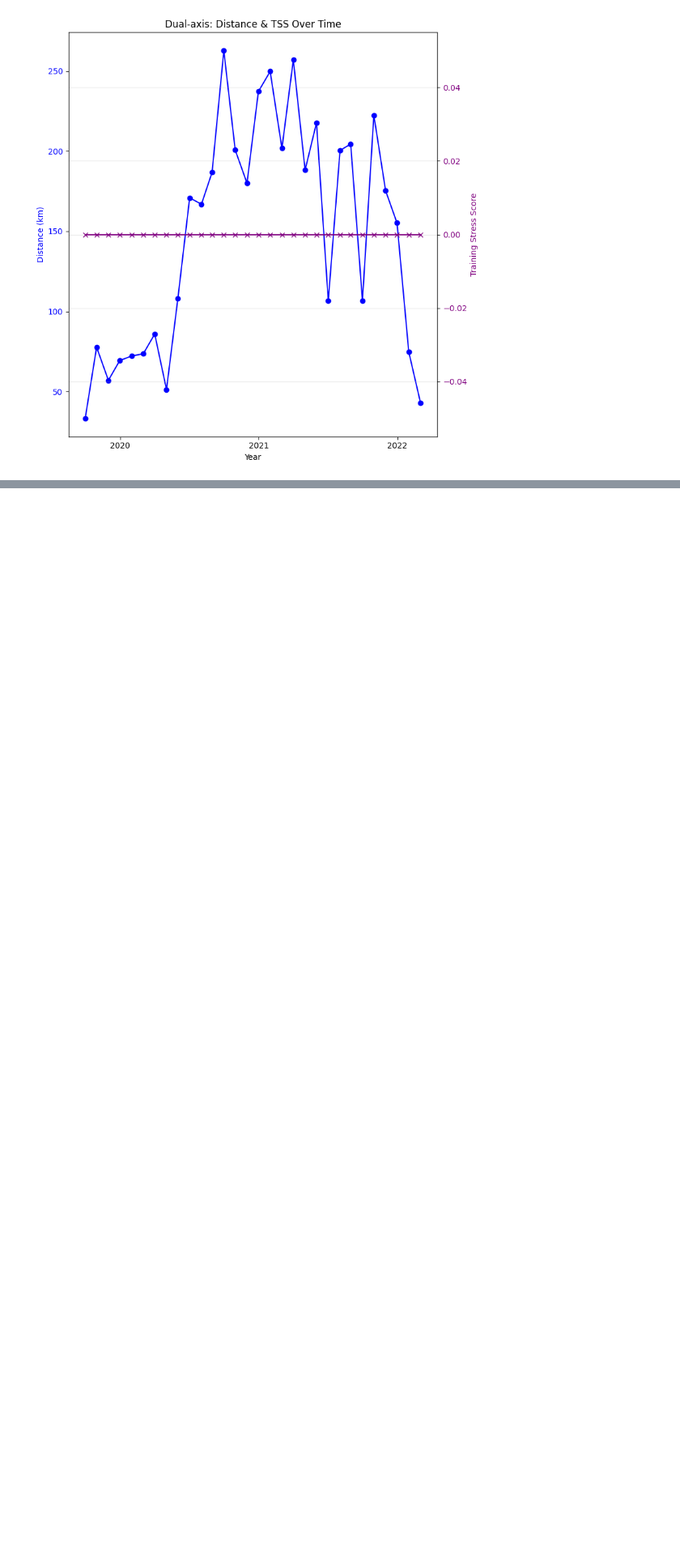
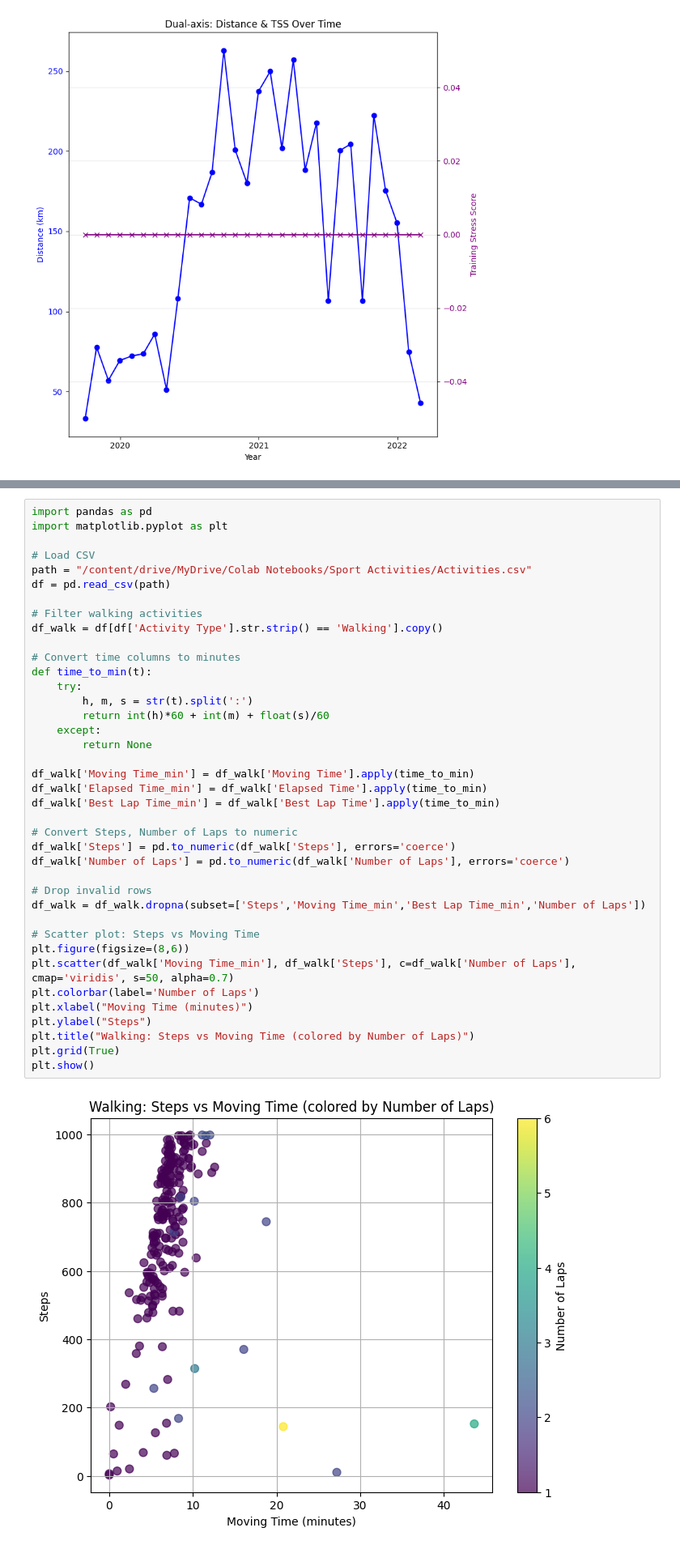
Before and after one commit to alireza-data/Sport-Activities, a Jupyter notebook: Activity_Analysis.ipynb, the cells around one changed output, grey strips where cells are left out. Shown at 81% size. Cells and saved outputs as stored; diff of their text form; blank space fills up the shorter version.

```diff
--- a/Activity_Analysis.ipynb
+++ b/Activity_Analysis.ipynb
@@ -1040,0 +1057,41 @@ plt.show()
+# %%
+import pandas as pd
+import matplotlib.pyplot as plt
+
+# Load CSV
+path = "/content/drive/MyDrive/Colab Notebooks/Sport Activities/Activities.csv"
+df = pd.read_csv(path)
+
+# Filter walking activities
+df_walk = df[df['Activity Type'].str.strip() == 'Walking'].copy()
+
+# Convert time columns to minutes
+def time_to_min(t):
+    try:
+        h, m, s = str(t).split(':')
+        return int(h)*60 + int(m) + float(s)/60
+    except:
+        return None
+
+df_walk['Moving Time_min'] = df_walk['Moving Time'].apply(time_to_min)
+df_walk['Elapsed Time_min'] = df_walk['Elapsed Time'].apply(time_to_min)
+df_walk['Best Lap Time_min'] = df_walk['Best Lap Time'].apply(time_to_min)
+
+# Convert Steps, Number of Laps to numeric
+df_walk['Steps'] = pd.to_numeric(df_walk['Steps'], errors='coerce')
+df_walk['Number of Laps'] = pd.to_numeric(df_walk['Number of Laps'], errors='coerce')
+
+# Drop invalid rows
+df_walk = df_walk.dropna(subset=['Steps','Moving Time_min','Best Lap Time_min','Number of Laps'])
+
+# Scatter plot: Steps vs Moving Time
+plt.figure(figsize=(8,6))
+plt.scatter(df_walk['Moving Time_min'], df_walk['Steps'], c=df_walk['Number of Laps'], cmap='viridis', s=50, alpha=0.7)
+plt.colorbar(label='Number of Laps')
+plt.xlabel("Moving Time (minutes)")
+plt.ylabel("Steps")
+plt.title("Walking: Steps vs Moving Time (colored by Number of Laps)")
+plt.grid(True)
+plt.show()
+# %% [output]
+[figure, added]
```
Also changed, not shown: parts of 22 cells of this notebook.
